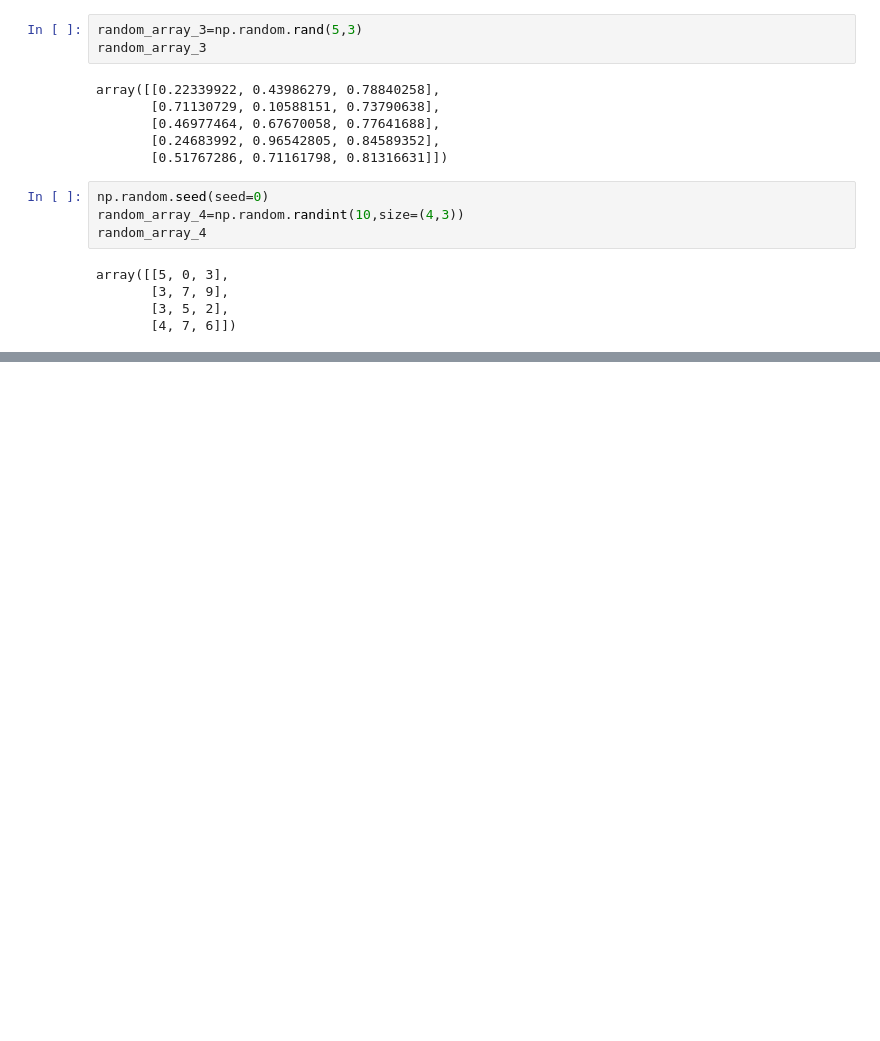
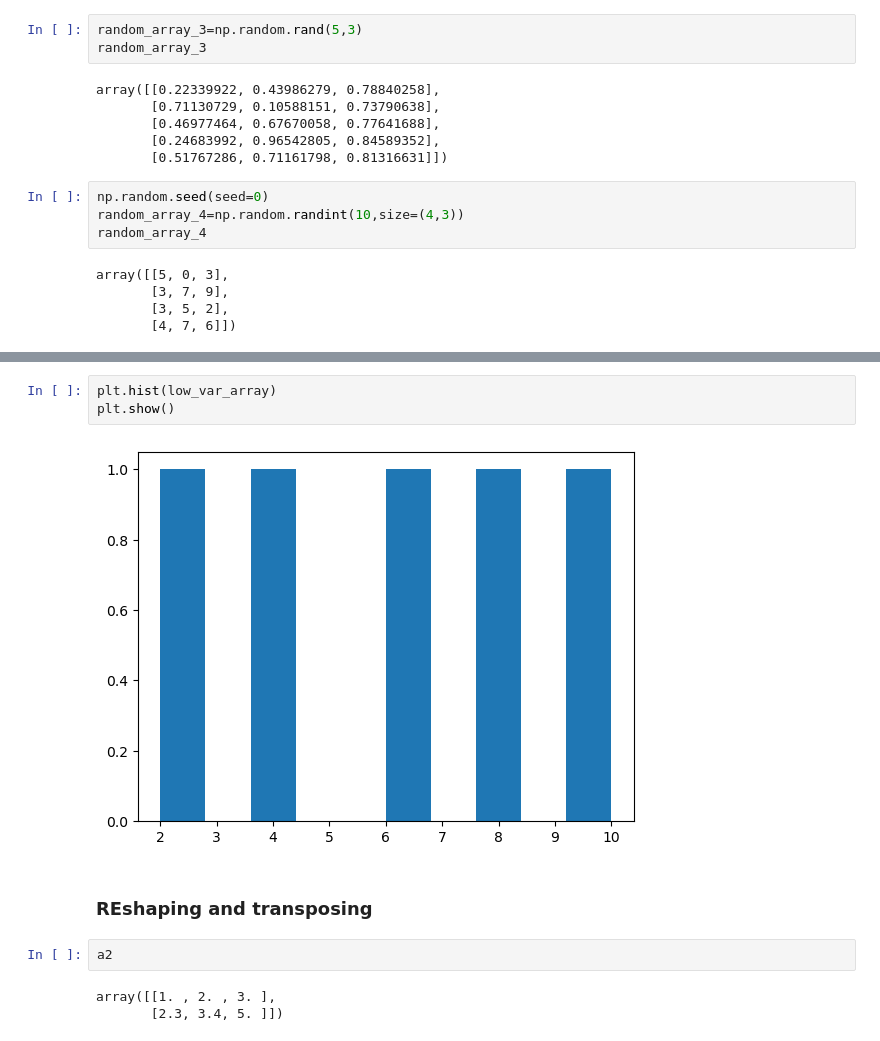
Before and after one commit to shrinidhib/ML-learn, a Jupyter notebook: introduction-to-numpy.ipynb, the cells around one changed output, grey strips where cells are left out. Drawn from its saved outputs; the diff is of its cells as text; blank space fills up the shorter version.

```diff
--- a/introduction-to-numpy.ipynb
+++ b/introduction-to-numpy.ipynb
@@ -134,0 +305,12 @@ array([[5, 0, 3],
+# %%
+plt.hist(low_var_array)
+plt.show()
+# %% [output]
+[figure, added]
+# %% [markdown]
+### REshaping and transposing
+# %%
+a2
+# %% [output]
+array([[1. , 2. , 3. ],
+       [2.3, 3.4, 5. ]])
```
Also changed, not shown: parts of 79 cells of this notebook.
